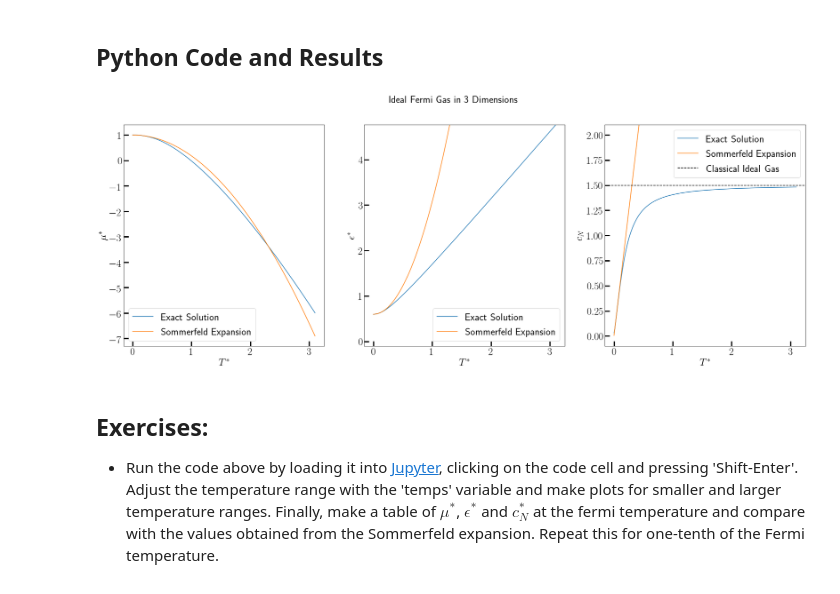
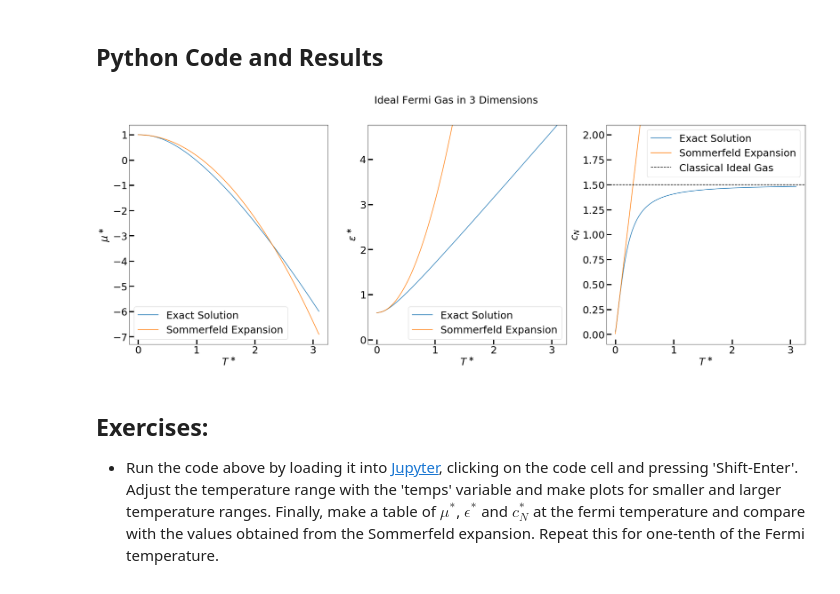
Before and after one commit to hariseldon99/StatMechCodes, a Jupyter notebook: FermiGas_ChemPot.ipynb, the cells around one changed output. Drawn from its saved outputs; the diff is of its cells as text; code cells hidden in the pictures.

Commit message:
Google colab does not have latex installed, but matplotlib latex labels render automagically using javascript/mathjax

```diff
--- a/FermiGas_ChemPot.ipynb
+++ b/FermiGas_ChemPot.ipynb
@@ -92,9 +92,9 @@ from scipy.special import expit
 from scipy.integrate import quad
 from scipy.optimize import newton
 import matplotlib.pyplot as plt
-from matplotlib import rc
-rc('font',**{'family':'sans-serif','sans-serif':['Bitstream Vera Sans']})
-rc('text', usetex=True)
+#from matplotlib import rc
+#rc('font',**{'family':'sans-serif','sans-serif':['Bitstream Vera Sans']})
+#rc('text', usetex=True)
 fs = 25
 
 #You can adjust this
@@ -129,34 +129,34 @@ for t in temps:
 cn = np.gradient(energies, temps)
 
 fig, axs = plt.subplots(1, 3,figsize=(30, 10))
 fig.suptitle('Ideal Fermi Gas in 3 Dimensions', fontsize=fs)
 
 for ax in axs:
     ax.tick_params(direction='in', length=12, width=3, labelsize=fs)
     ax.set_xlabel(r"$T^\ast$", fontsize=fs)
     #ax.axvline(x=1.0, color='gray')
 
 axs[0].plot(temps, mus, label="Exact Solution")
 axs[0].plot(temps, 1. - ((np.pi**2/12.)* temps**2), label="Sommerfeld Expansion")
 axs[0].set_ylabel(r"$\mu^\ast$", fontsize=fs)
 axs[0].legend(fontsize=fs)
 
 axs[1].plot(temps, energies, label="Exact Solution")
 axs[1].plot(temps, (3./5.) + ((np.pi**2/4.)* temps**2), label="Sommerfeld Expansion")
 axs[1].set_ylabel(r"$\epsilon^\ast$", fontsize=fs)
 axs[1].set_ylim((-0.1, np.amax(energies)))
 axs[1].legend(fontsize=fs)
 
 axs[2].plot(temps, cn, label="Exact Solution")
 axs[2].plot(temps, (np.pi**2/2.)* temps, label="Sommerfeld Expansion")
 axs[2].set_ylabel(r"$c_N$", fontsize=fs)
 axs[2].set_ylim((-0.1, 2.1))
 axs[2].axhline(y=1.5, color='black', label=r'Classical Ideal Gas', linestyle='--')
 axs[2].legend(fontsize=fs)
 
 plt.show()
 # %% [output]
-[figure, old version]
+[figure, new version]
 # %% [markdown]
 ## Exercises:
 * Run the code above by loading it into [Jupyter](https://jupyter.org/), clicking on the code cell and pressing 'Shift-Enter'. Adjust the temperature range with the 'temps' variable and make plots for smaller and larger temperature ranges. Finally, make a table of $\mu^\ast$, $\epsilon^\ast$ and $c^\ast_N$ at the fermi temperature and compare with the values obtained from the Sommerfeld expansion. Repeat this for one-tenth of the Fermi temperature.
```
Also changed, not shown: 1 other file.
